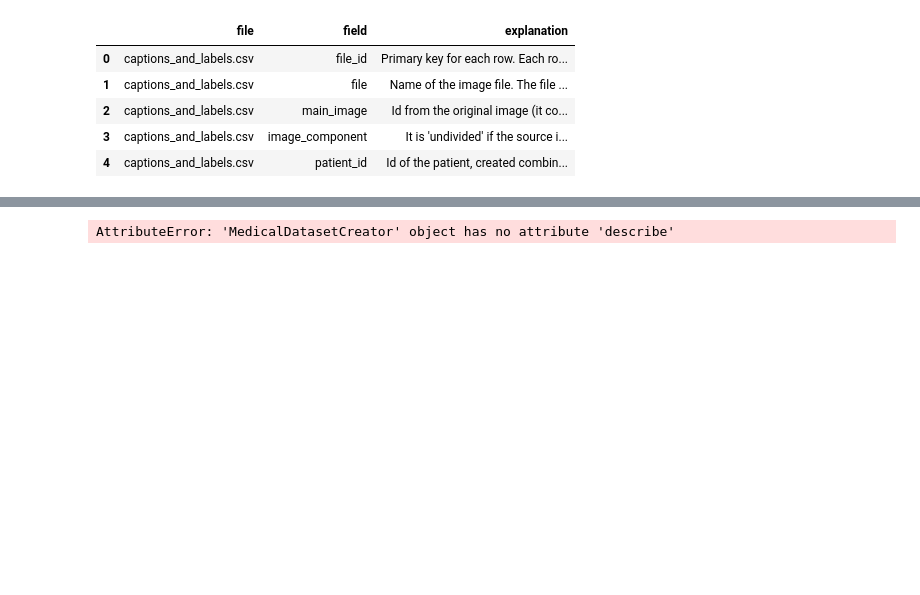
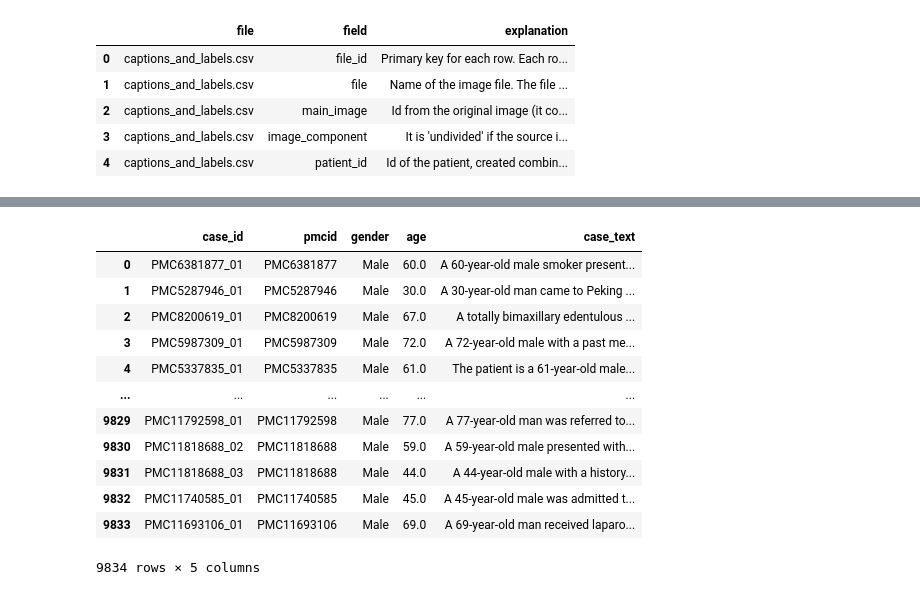
Before and after one commit to Quentin-ENSAE/projet_NLP, a Jupyter notebook: Notebooks/0. Demo_dataset_creation.ipynb, the cells around one changed output, grey strips where cells are left out. Cells and saved outputs as stored; diff of their text form; code cells hidden in the pictures; blank space fills up the shorter version.

```diff
--- a/Notebooks/0. Demo_dataset_creation.ipynb
+++ b/Notebooks/0. Demo_dataset_creation.ipynb
@@ -58,4 +96,16 @@ ValueError: Dataset name already exists. Please use a different name.
 # %%
-mdc.describe()
+mdc.case_df
 # %% [output]
+|  | case_id | pmcid | gender | age | case_text |
+| 0 | PMC6381877_01 | PMC6381877 | Male | 60.0 | A 60-year-old male smoker present... |
+| 1 | PMC5287946_01 | PMC5287946 | Male | 30.0 | A 30-year-old man came to Peking ... |
+| 2 | PMC8200619_01 | PMC8200619 | Male | 67.0 | A totally bimaxillary edentulous ... |
+| 3 | PMC5987309_01 | PMC5987309 | Male | 72.0 | A 72-year-old male with a past me... |
+| 4 | PMC5337835_01 | PMC5337835 | Male | 61.0 | The patient is a 61-year-old male... |
+| ... | ... | ... | ... | ... | ... |
+| 9829 | PMC11792598_01 | PMC11792598 | Male | 77.0 | A 77-year-old man was referred to... |
+| 9830 | PMC11818688_02 | PMC11818688 | Male | 59.0 | A 59-year-old male presented with... |
+| 9831 | PMC11818688_03 | PMC11818688 | Male | 44.0 | A 44-year-old male with a history... |
+| 9832 | PMC11740585_01 | PMC11740585 | Male | 45.0 | A 45-year-old male was admitted t... |
+| 9833 | PMC11693106_01 | PMC11693106 | Male | 69.0 | A 69-year-old man received laparo... |
-AttributeError: 'MedicalDatasetCreator' object has no attribute 'describe'
+9834 rows × 5 columns
```
Also changed, not shown: parts of 4 cells of this notebook, 9 other files.
